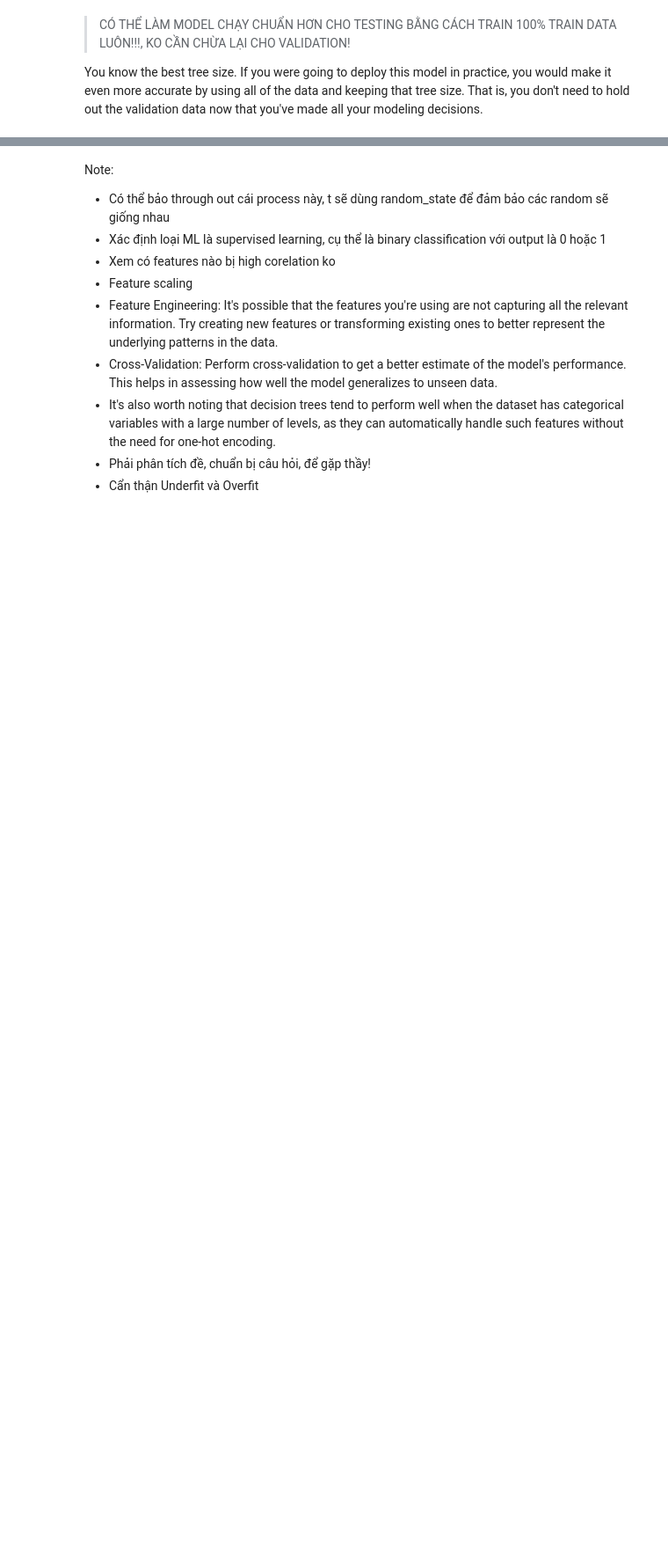
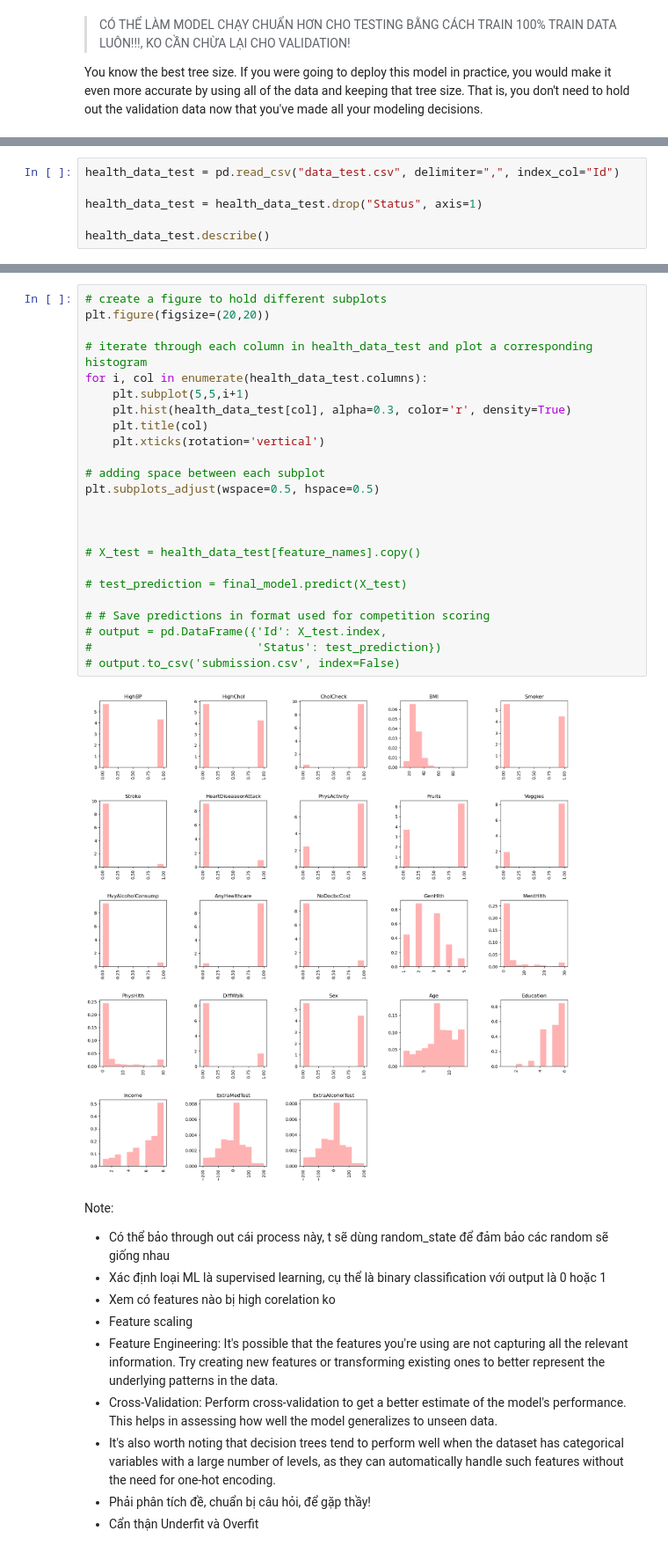
Before and after one commit to ThaiHoangDang/ObesityDetection, a Jupyter notebook: script.ipynb, the cells around one changed output, grey strips where cells are left out. Shown at 88% size. Saved outputs shown, nothing was run; the diff lists cells and outputs as text; blank space fills up the shorter version.

```diff
--- a/script.ipynb
+++ b/script.ipynb
@@ -231,0 +289,6 @@ X_test
+# %%
+health_data_test = pd.read_csv("data_test.csv", delimiter=",", index_col="Id")
+
+health_data_test = health_data_test.drop("Status", axis=1)
+
+health_data_test.describe()
@@ -232,3 +327,29 @@ X_test
+# %%
+# create a figure to hold different subplots
+plt.figure(figsize=(20,20))
+
+# iterate through each column in health_data_test and plot a corresponding histogram
+for i, col in enumerate(health_data_test.columns):
+    plt.subplot(5,5,i+1)
+    plt.hist(health_data_test[col], alpha=0.3, color='r', density=True)
+    plt.title(col)
+    plt.xticks(rotation='vertical')
+
+# adding space between each subplot
+plt.subplots_adjust(wspace=0.5, hspace=0.5)
+
+
+
+# X_test = health_data_test[feature_names].copy()
+
+# test_prediction = final_model.predict(X_test)
+
+# # Save predictions in format used for competition scoring
+# output = pd.DataFrame({'Id': X_test.index,
+#                        'Status': test_prediction})
+# output.to_csv('submission.csv', index=False)
+# %% [output]
+[figure, added]
 # %% [markdown]
 Note:
 - Có thể bảo through out cái process này, t sẽ dùng random_state để đảm bảo các random sẽ giống nhau
```
Also changed, not shown: parts of 23 cells of this notebook, 1 other file.
